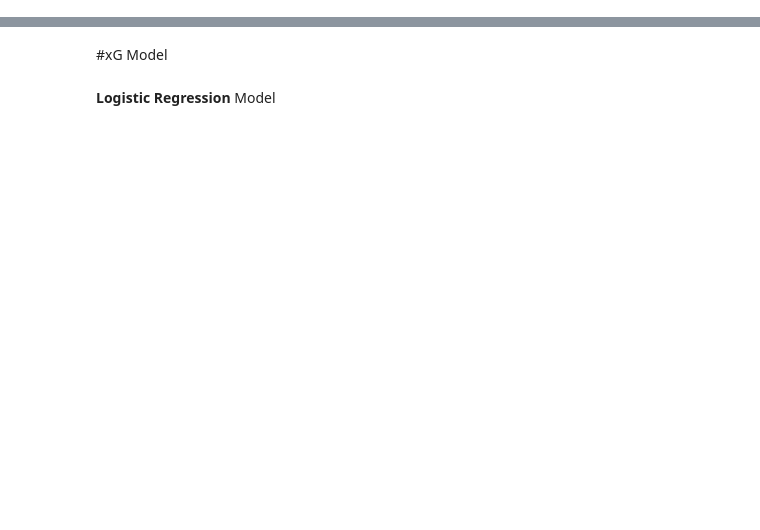
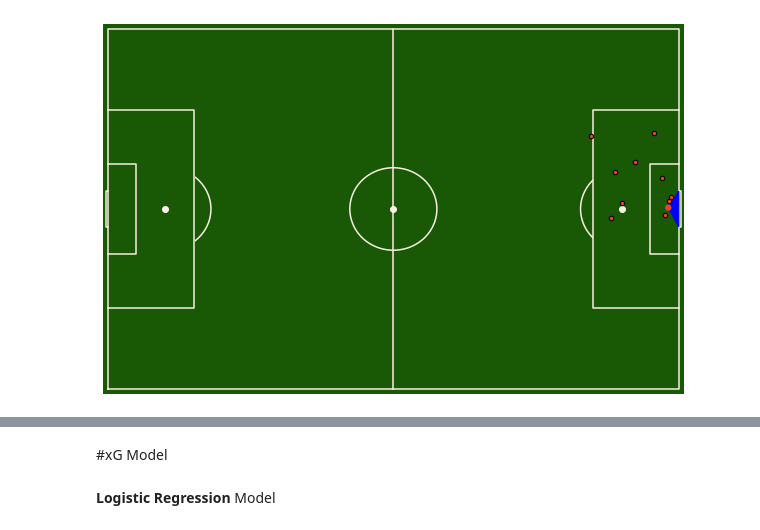
Before and after one commit to koushikkirugulige/Football-Analytics, a Jupyter notebook: xGStatsbomb.ipynb, the cells around one changed output, grey strips where cells are left out. Cells and saved outputs as stored; diff of their text form; code cells hidden in the pictures; blank space fills up the shorter version.

```diff
--- a/xGStatsbomb.ipynb
+++ b/xGStatsbomb.ipynb
@@ -166,3 +205,20 @@ goals_lst = main_df[main_df['shot_outcome_id'] == 97].index.tolist()
 main_df['isGoal'] = False
 goals_lst
 main_df.loc[main_df.index.isin(goals_lst),'isGoal'] = True
+# %%
+import statsbombpitch as sb
+sb.sb_pitch("#195905","#faf0e6","horizontal","full")
+ilocv = 3477
+plt.scatter(main_df.iloc[ilocv]['location'][0],main_df.iloc[ilocv]['location'][1],color="#ee3e32",edgecolors="none",zorder=10,alpha=1,s = 40 )
+#plt.plt.plot((main_df.iloc[0]['location'][0],120),(main_df.iloc[0]['location'][1],44),color = 'black',zorder = 10)
+#(main_df.iloc[1]['location'][1],main_df.iloc[1]['location'][0],120,zorder = 10)
+#plt.plot((main_df.iloc[0]['location'][0],120),(main_df.iloc[0]['location'][1],44),color = 'black',zorder = 10)
+tri = np.array([[main_df.iloc[ilocv]['location'][0],main_df.iloc[ilocv]['location'][1]],[120,36],[120,44]])
+t1 = plt.Polygon(tri, color = 'blue',zorder = 8)
+plt.gca().add_patch(t1)
+loc = pd.DataFrame(main_df.iloc[ilocv]['shot_freeze_frame'])
+for i in range(len(loc)):
+  plt.scatter(loc['location'].iloc[i][0],loc['location'].iloc[i][1],color="#ee3e32",edgecolors="black",zorder=10,alpha=1,s = 20 )
+plt.show()
+# %% [output]
+[figure, added]
```
Also changed, not shown: parts of 24 cells of this notebook.
